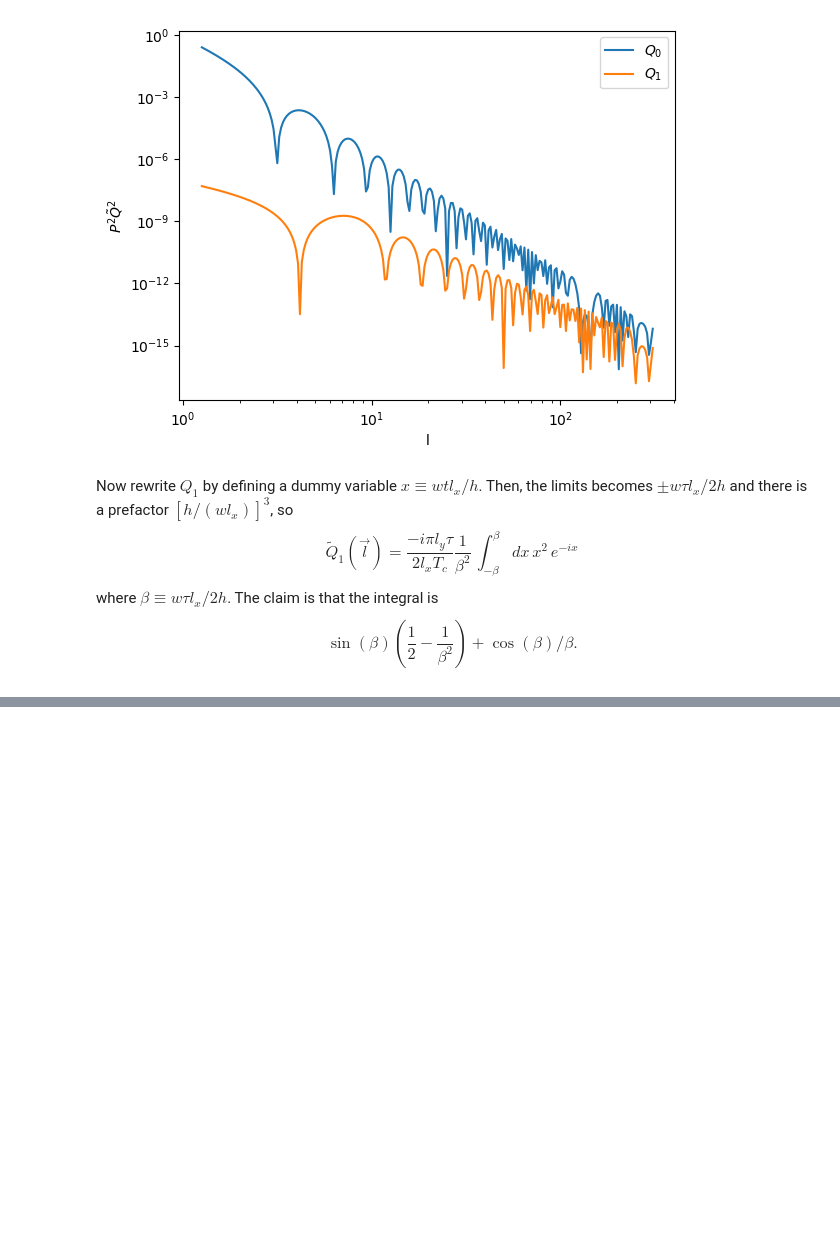
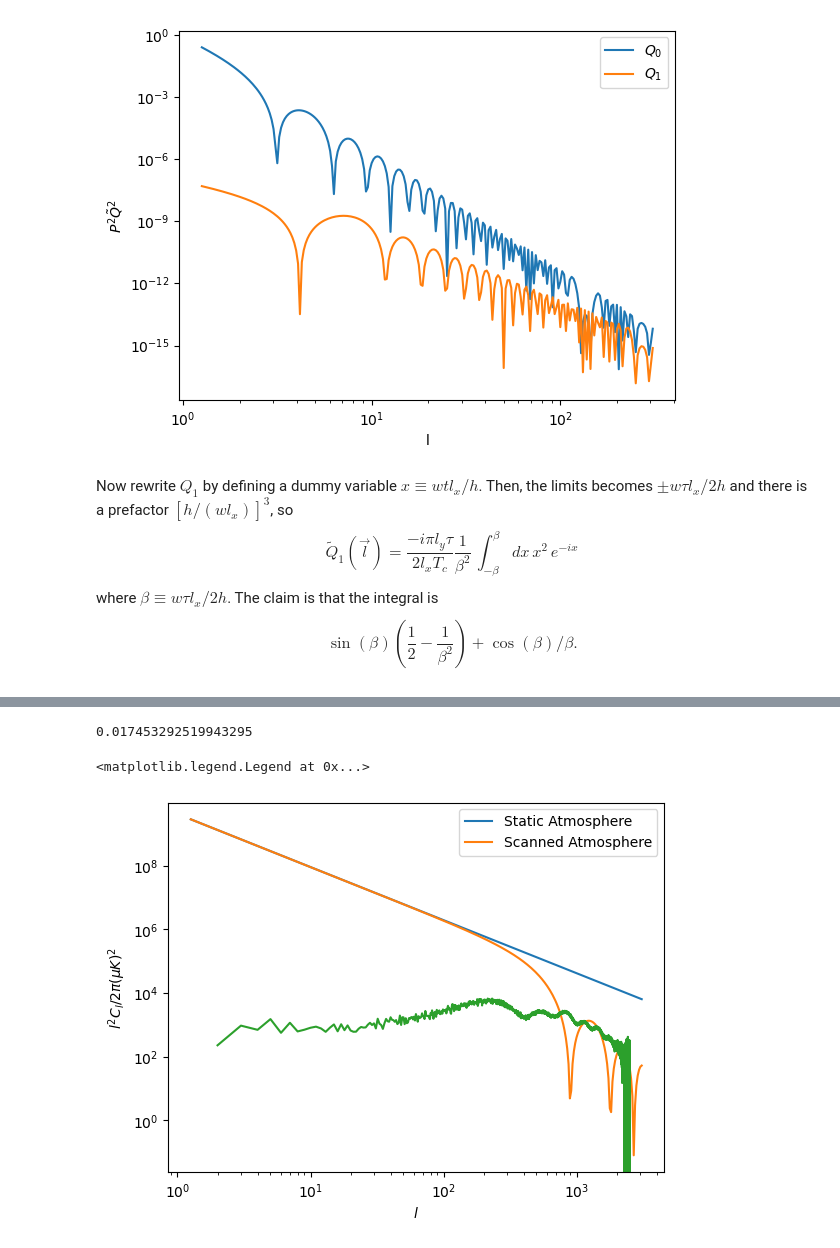
Before and after one commit to dodelson/SPT, a Jupyter notebook: simple.ipynb, the cells around one changed output, grey strips where cells are left out. Cells and saved outputs as stored; diff of their text form; code cells hidden in the pictures; blank space fills up the shorter version.

```diff
--- a/simple.ipynb
+++ b/simple.ipynb
@@ -110,0 +145,58 @@ $$\sin(\beta)\left(\frac12-\frac1{\beta^2}\right)+\cos(\beta)/\beta. $$
+# %%
+## Plot this for both the CMB and for the atmosphere.
+deg=np.pi/180
+omega=100*deg/100 # 100 degrees back and forth in 100 seconds
+print(omega)
+tau=.2
+a=31.e6 # Ah^5/3\sim 31 \mu K**2 per Tom crawford slack,
+
+x=np.arange(.1,3.5,.01)
+larr=10.**x
+
+
+parr=np.zeros(np.size(larr))
+
+def lop(l):
+    return (a/(l/2/3.14)**(8./3.))  ## the 2\pi)^2 since it goes as \alpha^p = (l/2\pi)^p
+def hip(l):
+    return (a/(l/2/3.14)**(11./3.))
+# Fill values for x < x1
+x1=alpham/(2*3.14*5.)
+x2=1.2*alpham/(2*3.14)
+himask=larr>x2
+#print(himask)
+parr[larr < x1] = lop(larr[larr < x1])
+parr[himask] = hip(larr[himask])
+#parr[larr > x2] = hip(larr[larr < x2])
+
+# Interpolate for x1 <= x <= x2
+interpolation_mask = (larr >= x1) & (larr <= x2)
+x_interp = larr[interpolation_mask]
+
+y1 = lop(x1)
+y2 = hip(x2)
+parr[interpolation_mask] = np.interp(x_interp, [x1, x2], [y1, y2])
+
+
+
+
+amp=parr*larr**2/(2.*3.14)
+
+#plt.plot(larr,amp*q0**2,label='$Q^2*P^2$')
+plt.plot(larr,amp,label='Static Atmosphere')
+plt.yscale('log')
+plt.xscale('log')
+plt.xlabel('$l$')
+plt.ylabel('$l^2C_l/2\pi (\mu K)^2$')
+q0=np.sin(larr*omega*tau)/(larr*omega*tau)
+plt.plot(larr,amp*q0**2,label='Scanned Atmosphere')
+
+cmbl=np.loadtxt('planck.txt').T[0]
+cmbd=np.loadtxt('planck.txt').T[1]
+plt.plot(cmbl,cmbd)
+
+plt.legend()
+# %% [output]
+0.017453292519943295
+<matplotlib.legend.Legend at 0x...>
+[figure, added]
```
Also changed, not shown: parts of 6 cells of this notebook, 1 other file.
